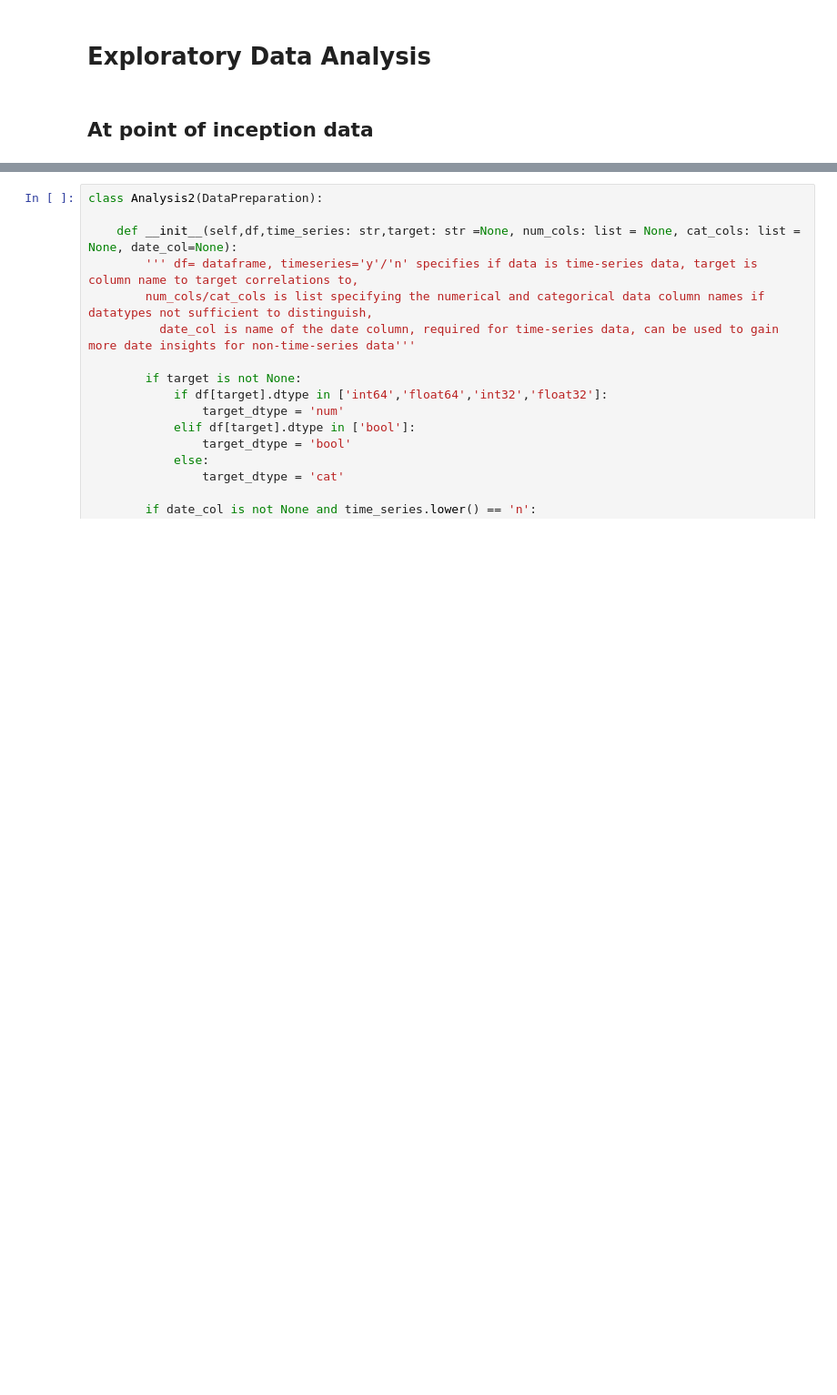
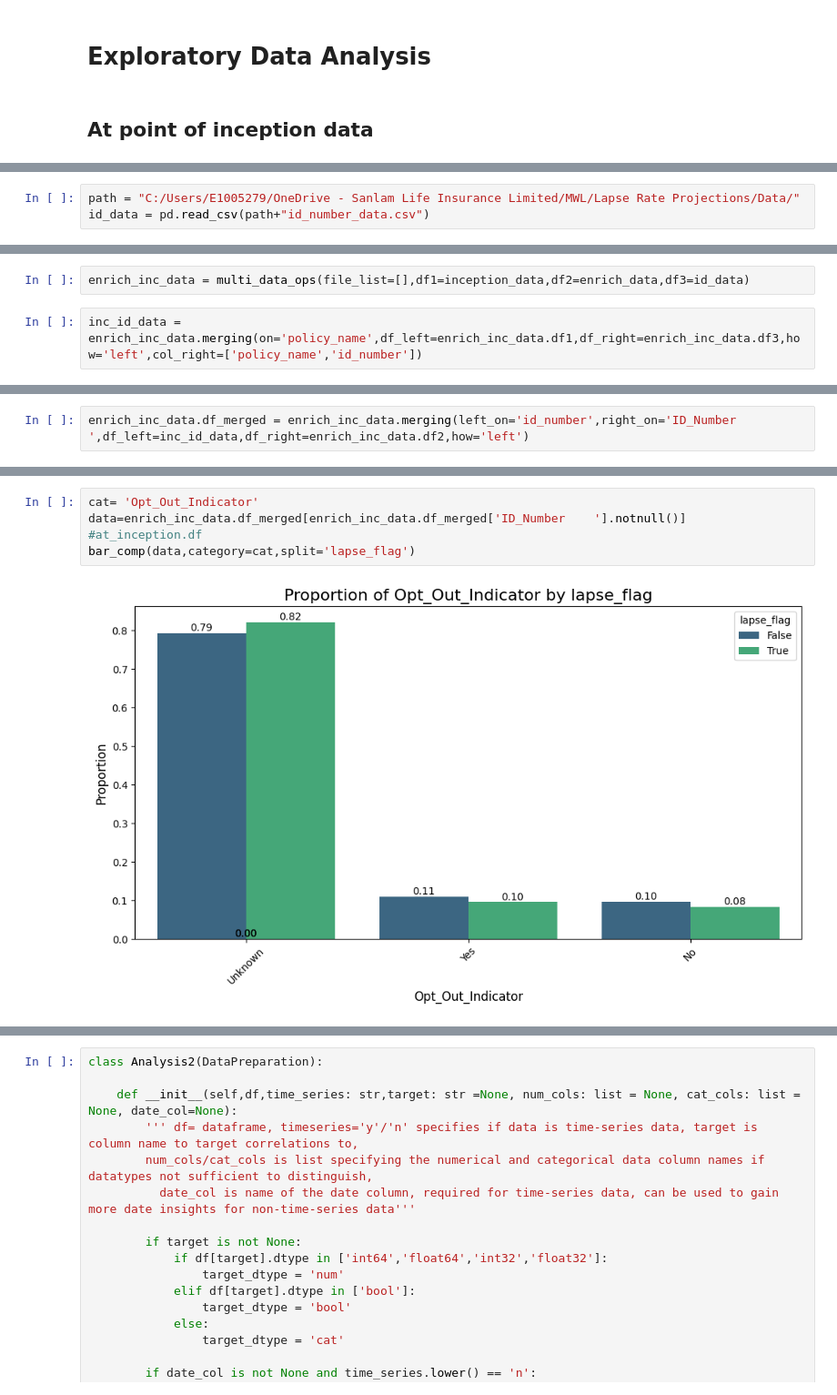
Before and after one commit to Christine-H-code/LapseRate_modeling, a Jupyter notebook: EDA.ipynb, the cells around one changed output, grey strips where cells are left out. Shown at 91% size. Saved outputs shown, nothing was run; the diff lists cells and outputs as text; blank space fills up the shorter version.

```diff
--- a/EDA.ipynb
+++ b/EDA.ipynb
@@ -634,0 +777,3 @@ inception_data.drop(columns=['Unnamed: 0'], inplace=True)
+# %%
+path = "C:/Users/E1005279/OneDrive - Sanlam Life Insurance Limited/MWL/Lapse Rate Projections/Data/"
+id_data = pd.read_csv(path+"id_number_data.csv")
@@ -634,0 +796,4 @@ inception_data.drop(columns=['Unnamed: 0'], inplace=True)
+# %%
+enrich_inc_data = multi_data_ops(file_list=[],df1=inception_data,df2=enrich_data,df3=id_data)
+# %%
+inc_id_data = enrich_inc_data.merging(on='policy_name',df_left=enrich_inc_data.df1,df_right=enrich_inc_data.df3,how='left',col_right=['policy_name','id_number'])
@@ -634,0 +822,2 @@ inception_data.drop(columns=['Unnamed: 0'], inplace=True)
+# %%
+enrich_inc_data.df_merged = enrich_inc_data.merging(left_on='id_number',right_on='ID_Number    ',df_left=inc_id_data,df_right=enrich_inc_data.df2,how='left')
@@ -634,0 +836,6 @@ inception_data.drop(columns=['Unnamed: 0'], inplace=True)
+# %%
+cat= 'Opt_Out_Indicator'
+data=enrich_inc_data.df_merged[enrich_inc_data.df_merged['ID_Number    '].notnull()] #at_inception.df
+bar_comp(data,category=cat,split='lapse_flag')
+# %% [output]
+[figure, added]
```
Also changed, not shown: parts of 37 cells of this notebook.
